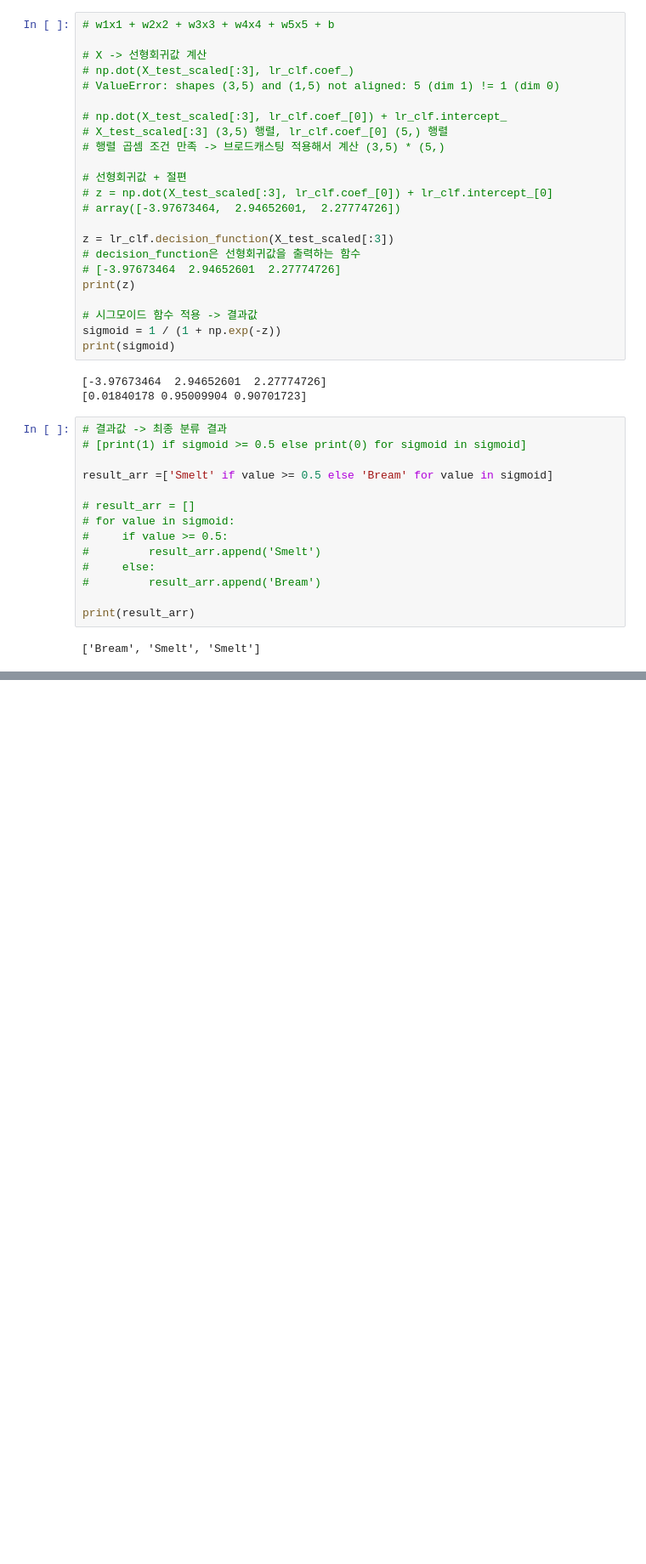
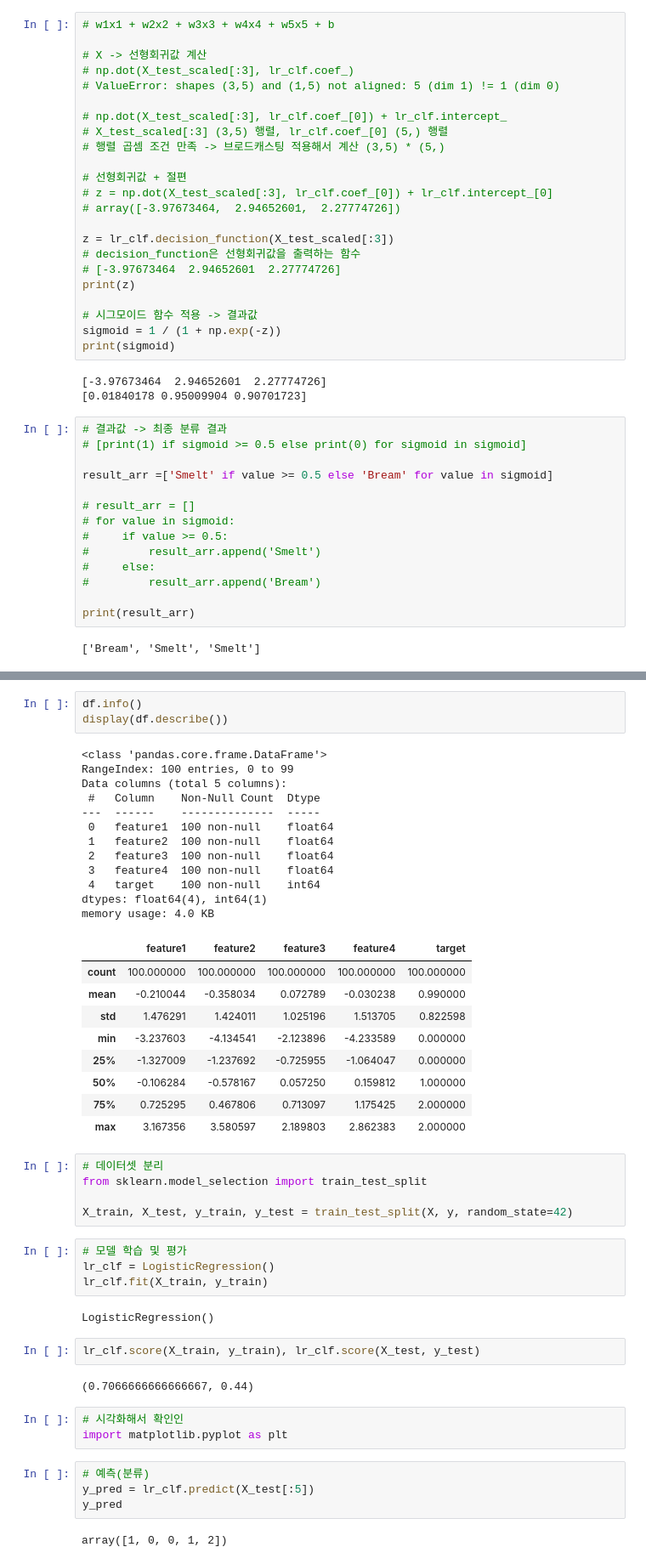
Before and after one commit to vfxpedia/05_ml-workspace, a Jupyter notebook: 04_classification/01_logistic_regression.ipynb, the cells around one changed output, grey strips where cells are left out. Shown at 85% size. Cells and saved outputs as stored; diff of their text form; blank space fills up the shorter version.

```diff
--- a/04_classification/01_logistic_regression.ipynb
+++ b/04_classification/01_logistic_regression.ipynb
@@ -335,0 +419,49 @@ print(result_arr)
+# %%
+df.info()
+display(df.describe())
+# %% [output]
+<class 'pandas.core.frame.DataFrame'>
+RangeIndex: 100 entries, 0 to 99
+Data columns (total 5 columns):
+ #   Column    Non-Null Count  Dtype
+---  ------    --------------  -----
+ 0   feature1  100 non-null    float64
+ 1   feature2  100 non-null    float64
+ 2   feature3  100 non-null    float64
+ 3   feature4  100 non-null    float64
+ 4   target    100 non-null    int64
+dtypes: float64(4), int64(1)
+memory usage: 4.0 KB
+|  | feature1 | feature2 | feature3 | feature4 | target |
+| count | 100.000000 | 100.000000 | 100.000000 | 100.000000 | 100.000000 |
+| mean | -0.210044 | -0.358034 | 0.072789 | -0.030238 | 0.990000 |
+| std | 1.476291 | 1.424011 | 1.025196 | 1.513705 | 0.822598 |
+| min | -3.237603 | -4.134541 | -2.123896 | -4.233589 | 0.000000 |
+| 25% | -1.327009 | -1.237692 | -0.725955 | -1.064047 | 0.000000 |
+| 50% | -0.106284 | -0.578167 | 0.057250 | 0.159812 | 1.000000 |
+| 75% | 0.725295 | 0.467806 | 0.713097 | 1.175425 | 2.000000 |
+| max | 3.167356 | 3.580597 | 2.189803 | 2.862383 | 2.000000 |
+# %%
+# 데이터셋 분리
+from sklearn.model_selection import train_test_split
+
+X_train, X_test, y_train, y_test = train_test_split(X, y, random_state=42)
+# %%
+# 모델 학습 및 평가
+lr_clf = LogisticRegression()
+lr_clf.fit(X_train, y_train)
+# %% [output]
+LogisticRegression()
+# %%
+lr_clf.score(X_train, y_train), lr_clf.score(X_test, y_test)
+# %% [output]
+(0.7066666666666667, 0.44)
+# %%
+# 시각화해서 확인인
+import matplotlib.pyplot as plt
+# %%
+# 예측(분류)
+y_pred = lr_clf.predict(X_test[:5])
+y_pred
+# %% [output]
+array([1, 0, 0, 1, 2])
```
Also changed, not shown: parts of 15 cells of this notebook, 5 other files.
